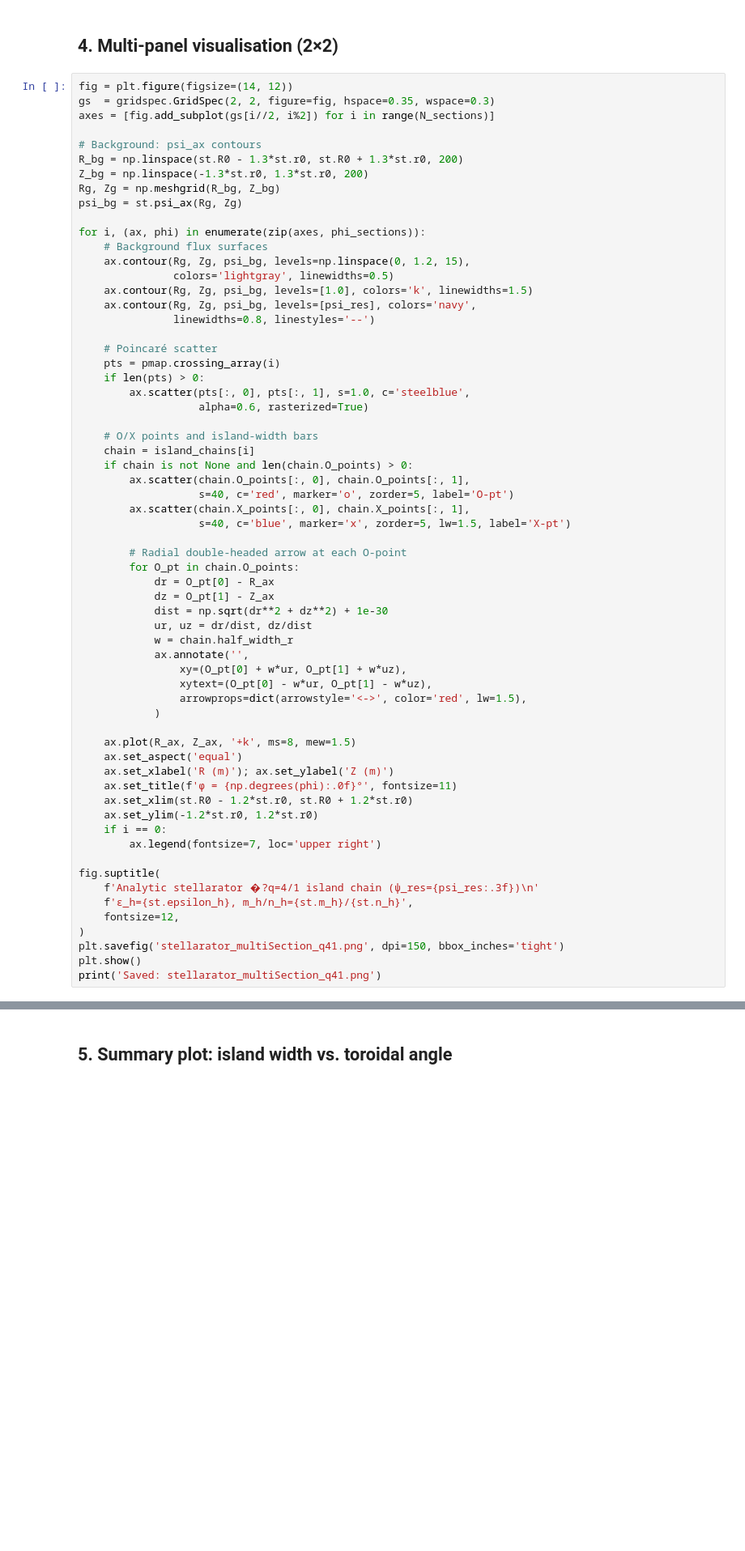
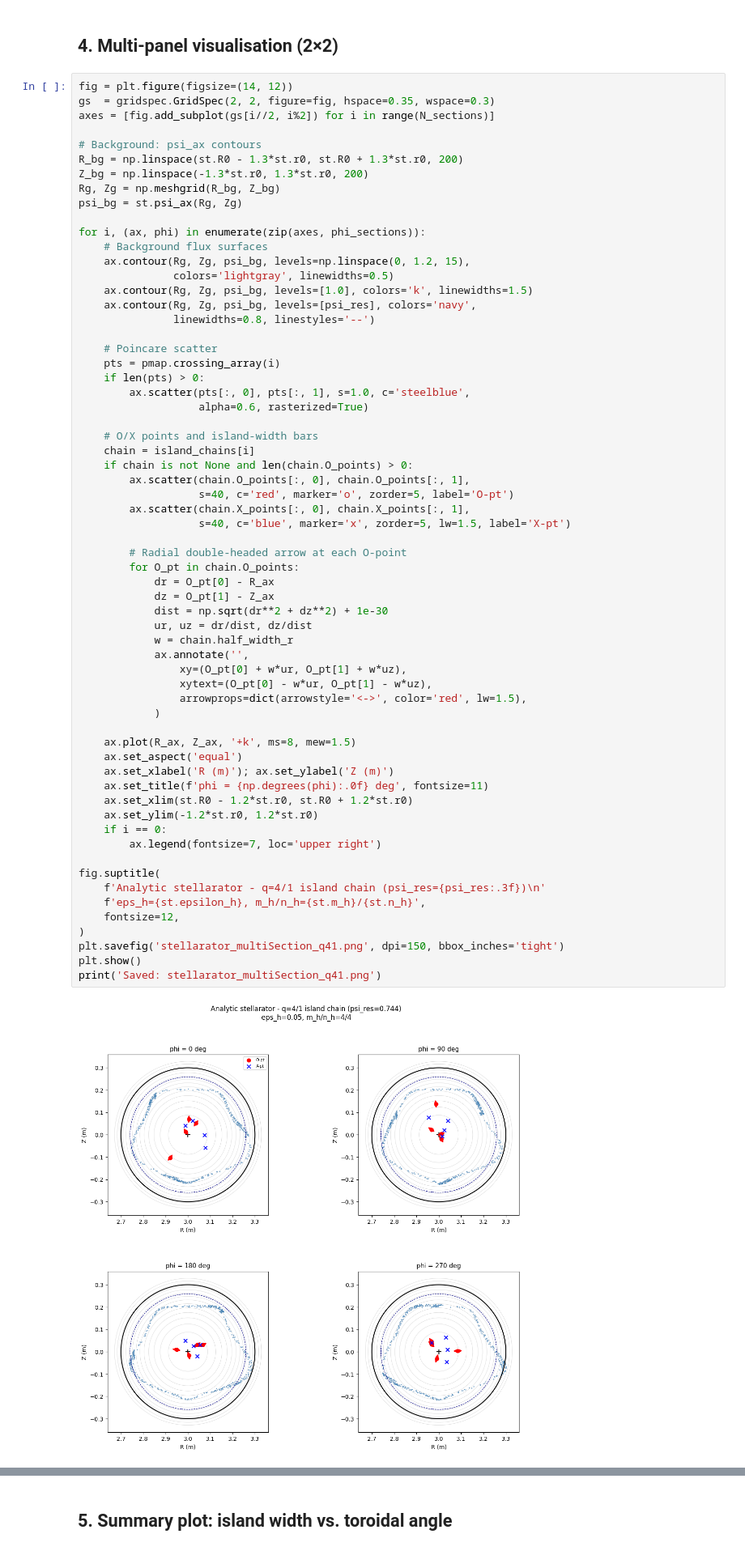
Before and after one commit to WenyinWei/pyna, a Jupyter notebook: notebooks/tutorials/stellarator_multiSection_q41.ipynb, the cells around one changed output, grey strips where cells are left out. Shown at 81% size. Cells and saved outputs as stored; diff of their text form; blank space fills up the shorter version.

```diff
--- a/notebooks/tutorials/stellarator_multiSection_q41.ipynb
+++ b/notebooks/tutorials/stellarator_multiSection_q41.ipynb
@@ -118,7 +139,7 @@ for i, (ax, phi) in enumerate(zip(axes, phi_sections)):
     ax.contour(Rg, Zg, psi_bg, levels=[psi_res], colors='navy',
                linewidths=0.8, linestyles='--')
 
-    # Poincaré scatter
+    # Poincare scatter
     pts = pmap.crossing_array(i)
     if len(pts) > 0:
         ax.scatter(pts[:, 0], pts[:, 1], s=1.0, c='steelblue',
@@ -132,33 +153,35 @@ for i, (ax, phi) in enumerate(zip(axes, phi_sections)):
         ax.scatter(chain.X_points[:, 0], chain.X_points[:, 1],
                    s=40, c='blue', marker='x', zorder=5, lw=1.5, label='X-pt')
 
         # Radial double-headed arrow at each O-point
         for O_pt in chain.O_points:
             dr = O_pt[0] - R_ax
             dz = O_pt[1] - Z_ax
             dist = np.sqrt(dr**2 + dz**2) + 1e-30
             ur, uz = dr/dist, dz/dist
             w = chain.half_width_r
             ax.annotate('',
                 xy=(O_pt[0] + w*ur, O_pt[1] + w*uz),
                 xytext=(O_pt[0] - w*ur, O_pt[1] - w*uz),
                 arrowprops=dict(arrowstyle='<->', color='red', lw=1.5),
             )
 
     ax.plot(R_ax, Z_ax, '+k', ms=8, mew=1.5)
     ax.set_aspect('equal')
     ax.set_xlabel('R (m)'); ax.set_ylabel('Z (m)')
-    ax.set_title(f'φ = {np.degrees(phi):.0f}°', fontsize=11)
+    ax.set_title(f'phi = {np.degrees(phi):.0f} deg', fontsize=11)
     ax.set_xlim(st.R0 - 1.2*st.r0, st.R0 + 1.2*st.r0)
     ax.set_ylim(-1.2*st.r0, 1.2*st.r0)
     if i == 0:
         ax.legend(fontsize=7, loc='upper right')
 
 fig.suptitle(
-    f'Analytic stellarator �?q=4/1 island chain (ψ_res={psi_res:.3f})\n'
-    f'ε_h={st.epsilon_h}, m_h/n_h={st.m_h}/{st.n_h}',
+    f'Analytic stellarator - q=4/1 island chain (psi_res={psi_res:.3f})\n'
+    f'eps_h={st.epsilon_h}, m_h/n_h={st.m_h}/{st.n_h}',
     fontsize=12,
 )
 plt.savefig('stellarator_multiSection_q41.png', dpi=150, bbox_inches='tight')
 plt.show()
 print('Saved: stellarator_multiSection_q41.png')
+# %% [output]
+[figure, added]
```
Also changed, not shown: parts of 7 cells of this notebook, 1 other file.
